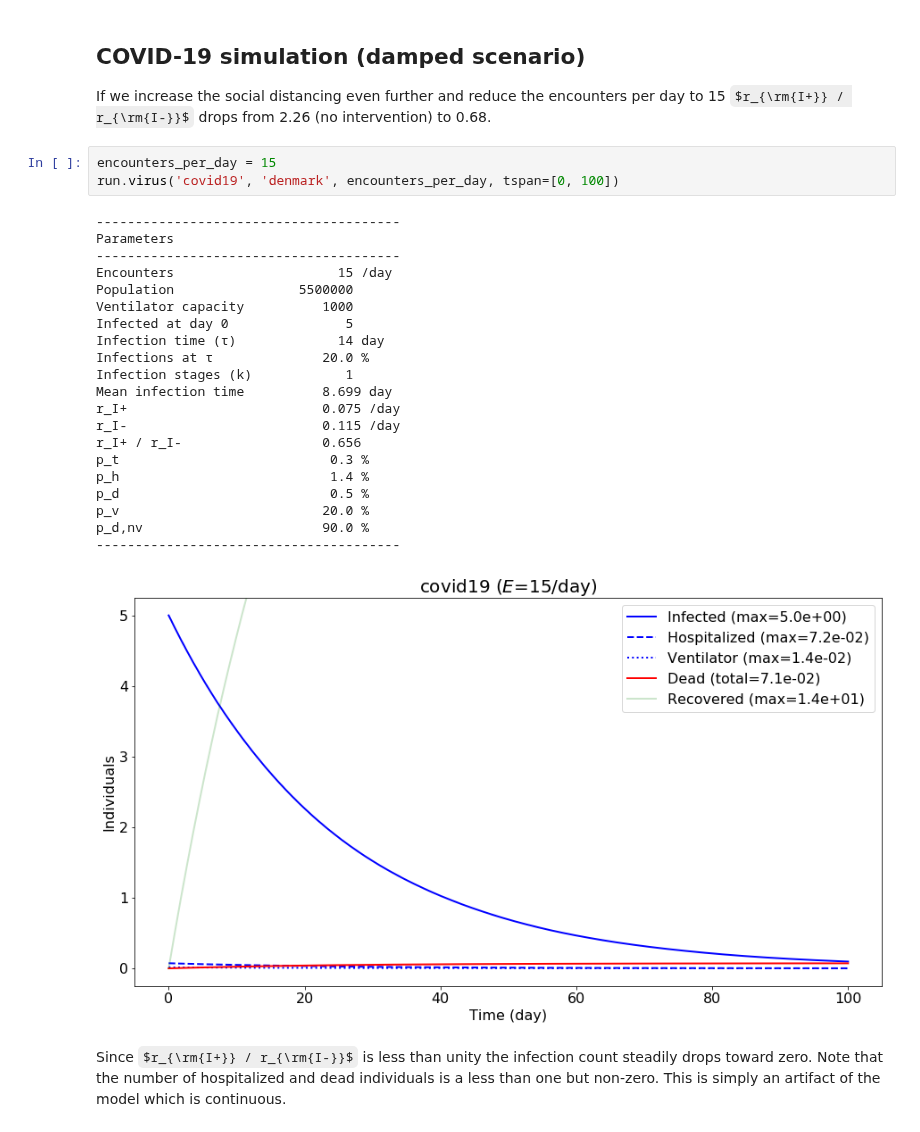
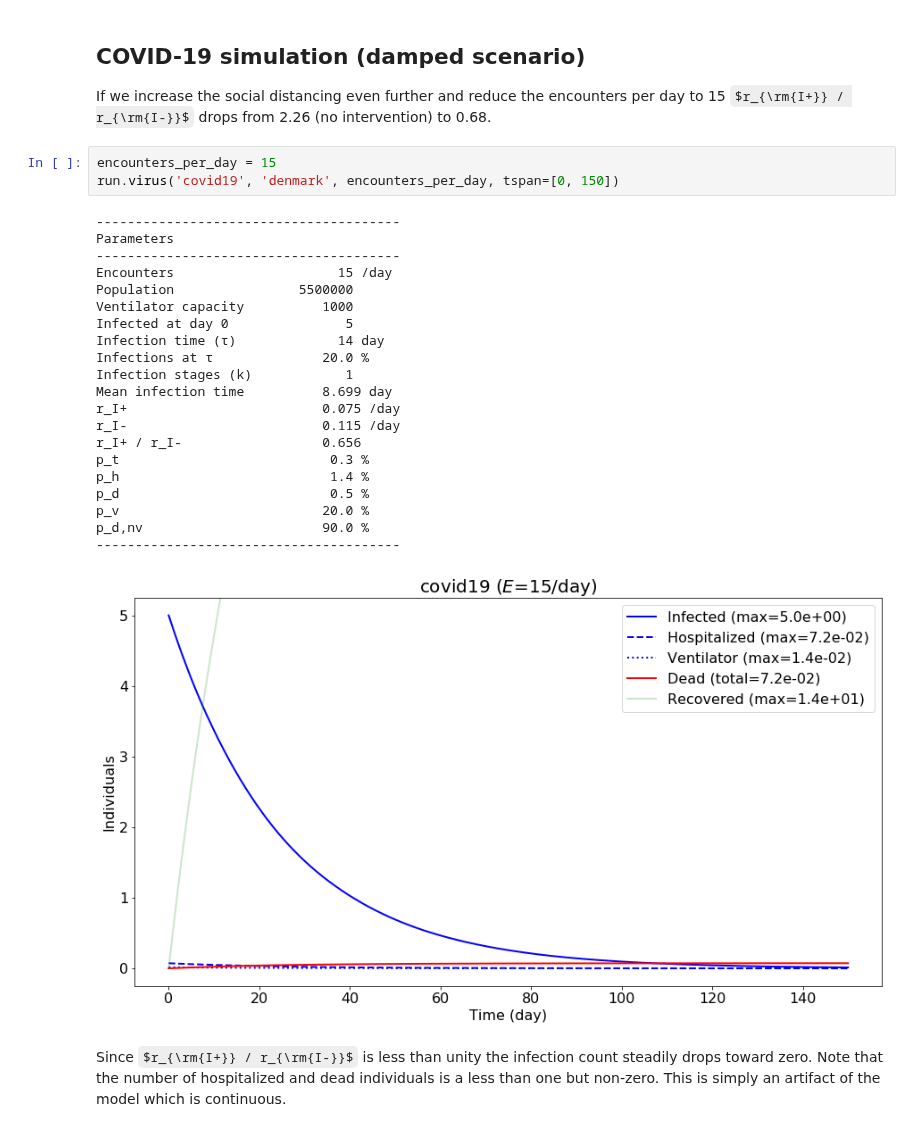
Before and after one commit to mrsonne/virus, a Jupyter notebook: virus.ipynb, the cells around one changed output. Cells and saved outputs as stored; diff of their text form; some formulas as TeX source.

Commit message:
update UA plots

```diff
--- a/virus.ipynb
+++ b/virus.ipynb
@@ -176,29 +176,29 @@ COVID-19 simulation (damped scenario)
 If we increase the social distancing even further and reduce the encounters per day to 15 $r_{\rm{I+}} / r_{\rm{I-}}$ drops from 2.26 (no intervention) to 0.68.
 # %%
 encounters_per_day = 15
-run.virus('covid19', 'denmark', encounters_per_day, tspan=[0, 100])
+run.virus('covid19', 'denmark', encounters_per_day, tspan=[0, 150])
 # %% [output]
 ---------------------------------------
 Parameters
 ---------------------------------------
 Encounters                     15 /day
 Population                5500000
 Ventilator capacity          1000
 Infected at day 0               5
 Infection time (τ)             14 day
 Infections at τ              20.0 %
 Infection stages (k)            1
 Mean infection time          8.699 day
 r_I+                         0.075 /day
 r_I-                         0.115 /day
 r_I+ / r_I-                  0.656
 p_t                           0.3 %
 p_h                           1.4 %
 p_d                           0.5 %
 p_v                          20.0 %
 p_d,nv                       90.0 %
 ---------------------------------------
-[figure, old version]
+[figure, new version]
 # %% [markdown]
 Since $r_{\rm{I+}} / r_{\rm{I-}}$ is less than unity the infection count steadily drops toward zero. Note that the number of hospitalized and dead individuals is a less than one but non-zero. This is simply an artifact of the model which is continuous.
 # %% [markdown]
```
Also changed, not shown: parts of 3 cells of this notebook.
